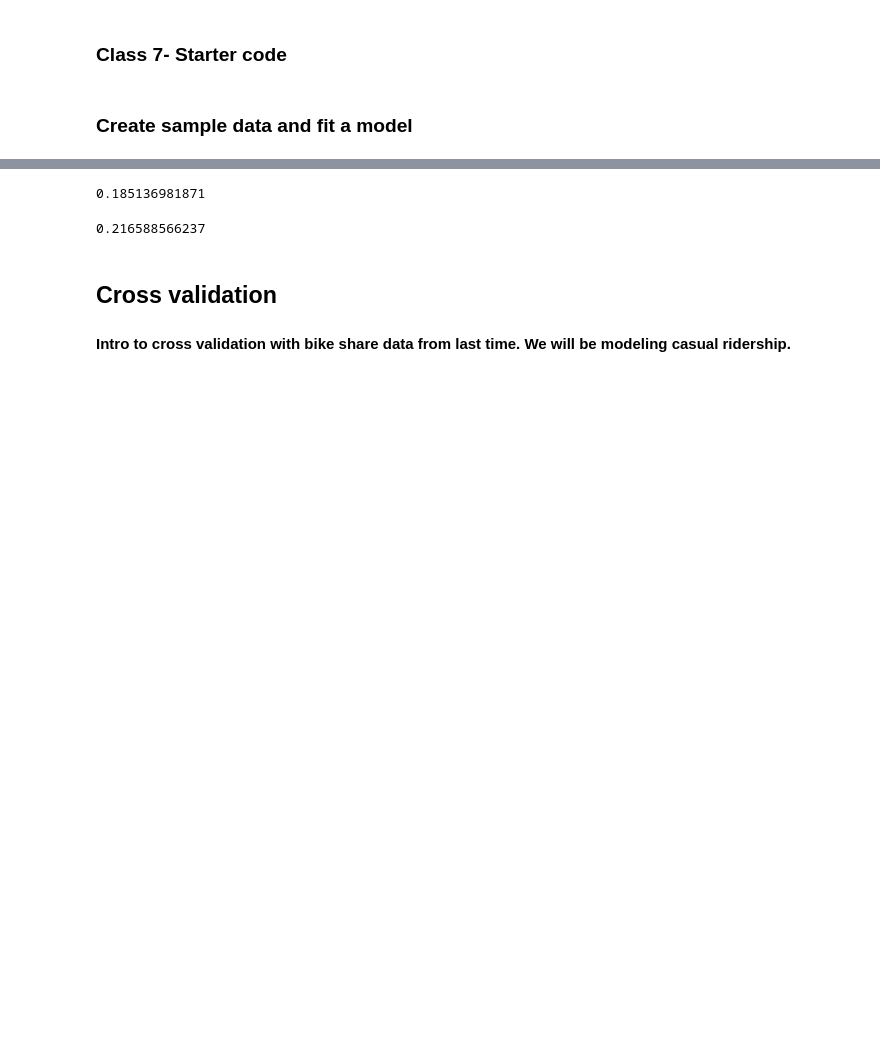
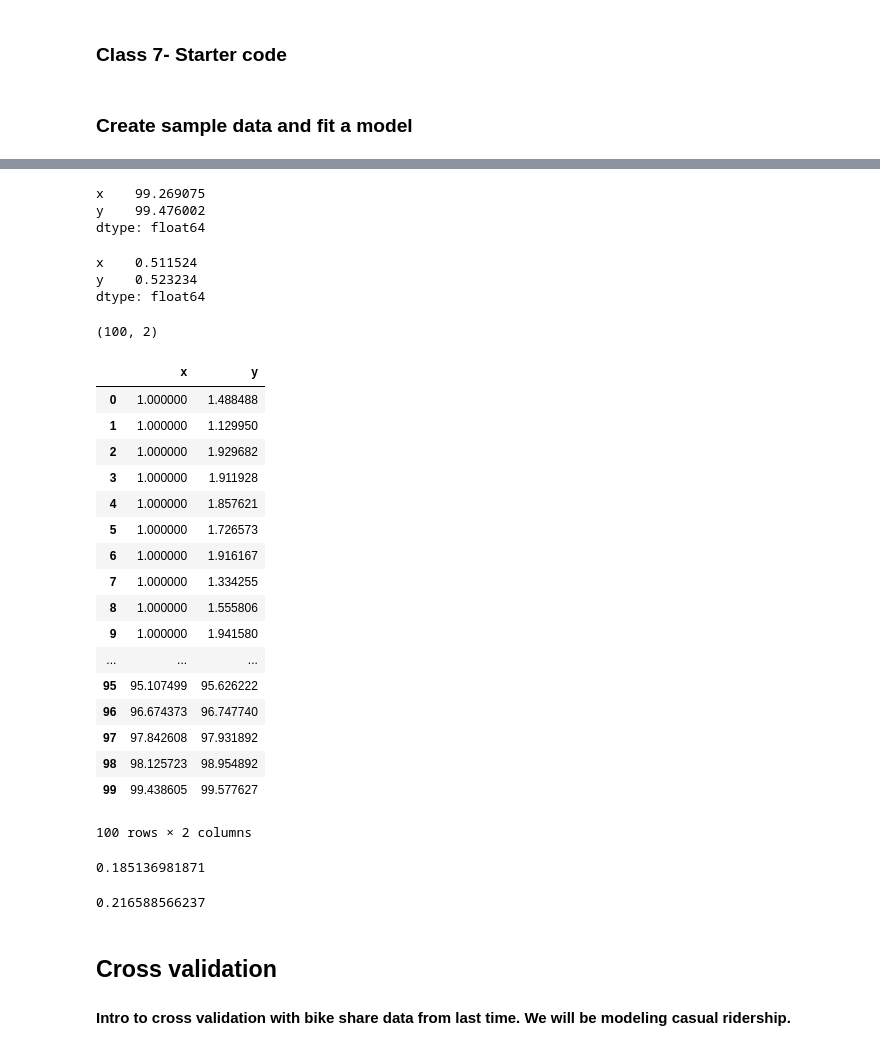
Before and after one commit to akell47/DataSciCourse, a Jupyter notebook: lessons/lesson-07/code/starter-code/starter-code-7.ipynb, the cells around one changed output, grey strips where cells are left out. Drawn from its saved outputs; the diff is of its cells as text; code cells hidden in the pictures; blank space fills up the shorter version.

```diff
--- a/lessons/lesson-07/code/starter-code/starter-code-7.ipynb
+++ b/lessons/lesson-07/code/starter-code/starter-code-7.ipynb
@@ -24,3 +59,41 @@ biased_df['y'] = append_jitter(biased_df.y)
+# %%
+df.max()
+# %% [output]
+x    99.269075
+y    99.476002
+dtype: float64
+# %%
+df.min()
+# %% [output]
+x    0.511524
+y    0.523234
+dtype: float64
+# %%
+df.shape
+# %% [output]
+(100, 2)
+# %%
+biased_df.loc[:20, 'x'] = 1
+biased_df
+# %% [output]
+|  | x | y |
+| 0 | 1.000000 | 1.488488 |
+| 1 | 1.000000 | 1.129950 |
+| 2 | 1.000000 | 1.929682 |
+| 3 | 1.000000 | 1.911928 |
+| 4 | 1.000000 | 1.857621 |
+| 5 | 1.000000 | 1.726573 |
+| 6 | 1.000000 | 1.916167 |
+| 7 | 1.000000 | 1.334255 |
+| 8 | 1.000000 | 1.555806 |
+| 9 | 1.000000 | 1.941580 |
+| ... | ... | ... |
+| 95 | 95.107499 | 95.626222 |
+| 96 | 96.674373 | 96.747740 |
+| 97 | 97.842608 | 97.931892 |
+| 98 | 98.125723 | 98.954892 |
+| 99 | 99.438605 | 99.577627 |
+100 rows × 2 columns
 # %%
 ## fit
 lm = linear_model.LinearRegression().fit(df[['x']], df['y'])
```
Also changed, not shown: parts of 4 cells of this notebook, 8 other files.
